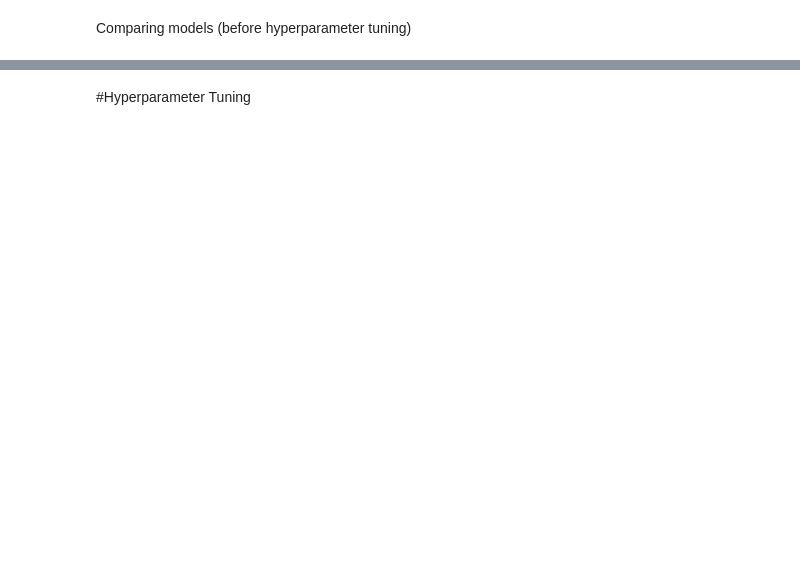
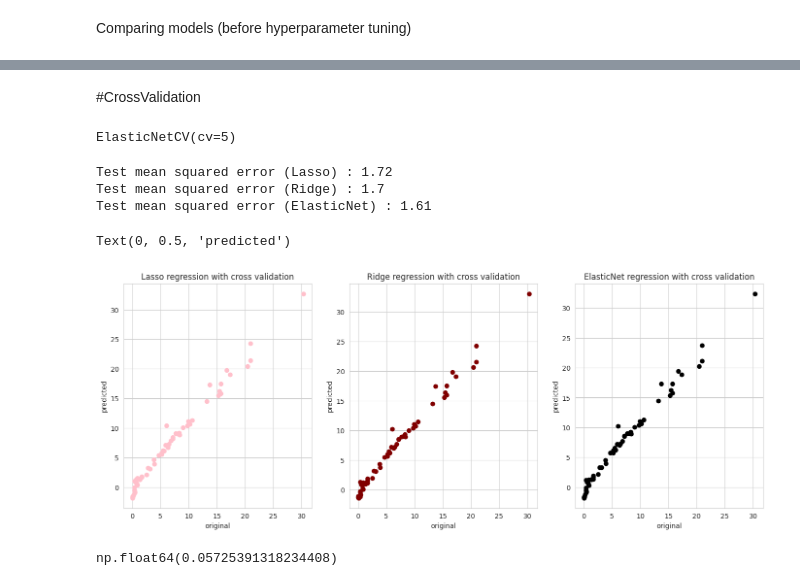
Before and after one commit to taruvaid/Fourier-Neural-Operators, a Jupyter notebook: forest_fire_predictions.ipynb, the cells around one changed output, grey strips where cells are left out. Saved outputs shown, nothing was run; the diff lists cells and outputs as text; code cells hidden in the pictures; blank space fills up the shorter version.

Commit message:
added cross-validation

```diff
--- a/forest_fire_predictions.ipynb
+++ b/forest_fire_predictions.ipynb
@@ -697,2 +697,2 @@ R-squared : 0.91
-# %% [markdown]
-#Hyperparameter Tuning
+# %% [markdown]
+#CrossValidation
@@ -698,0 +704,49 @@ R-squared : 0.91
+# %%
+lassocv = LassoCV(cv=5)
+lassocv.fit(x_train_std,y_train)
+
+ridgecv = RidgeCV(cv=5)
+ridgecv.fit(x_train_std,y_train)
+
+elastnetcv = ElasticNetCV(cv=5)
+elastnetcv.fit(x_train_std,y_train)
+# %% [output]
+ElasticNetCV(cv=5)
+# %%
+yhat_lasso = lassocv.predict(x_test_std)
+mse_lasso = round(mean_squared_error(y_test,yhat_lasso),2)
+print("Test mean squared error (Lasso) :",mse_lasso)
+
+yhat_ridge = ridgecv.predict(x_test_std)
+mse_ridge = round(mean_squared_error(y_test,yhat_ridge),2)
+print("Test mean squared error (Ridge) :",mse_ridge)
+
+yhat_elastnet = elastnetcv.predict(x_test_std)
+mse_elastnet = round(mean_squared_error(y_test,yhat_elastnet),2)
+print("Test mean squared error (ElasticNet) :",mse_elastnet)
+
+fig,ax = plt.subplots(1,3,figsize = (17,6))
+ax[0].scatter(y_test,yhat_lasso, color = "pink")
+ax[0].set_title("Lasso regression with cross validation")
+ax[0].set_xlabel("original")
+ax[0].set_ylabel("predicted")
+
+ax[1].scatter(y_test,yhat_ridge, color = "maroon")
+ax[1].set_title("Ridge regression with cross validation")
+ax[1].set_xlabel("original")
+ax[1].set_ylabel("predicted")
+
+ax[2].scatter(y_test,yhat_elastnet, color = "black")
+ax[2].set_title("ElasticNet regression with cross validation")
+ax[2].set_xlabel("original")
+ax[2].set_ylabel("predicted")
+# %% [output]
+Test mean squared error (Lasso) : 1.72
+Test mean squared error (Ridge) : 1.7
+Test mean squared error (ElasticNet) : 1.61
+Text(0, 0.5, 'predicted')
+[figure, added]
+# %%
+lassocv.alpha_ #final alpha
+# %% [output]
+np.float64(0.05725391318234408)
```
Also changed, not shown: parts of 16 cells of this notebook.
